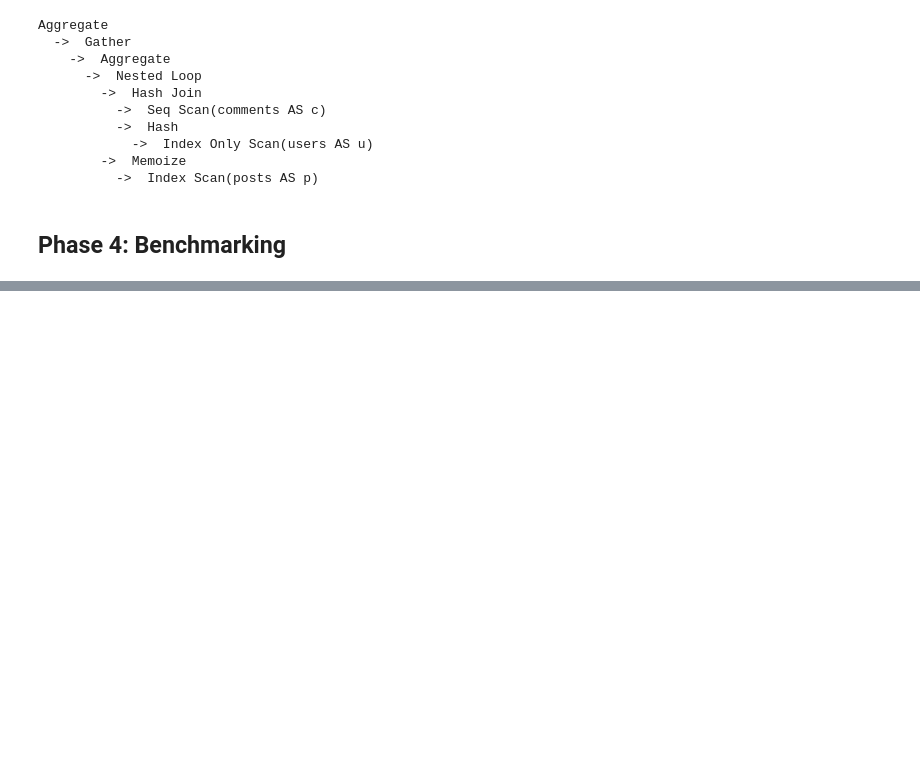
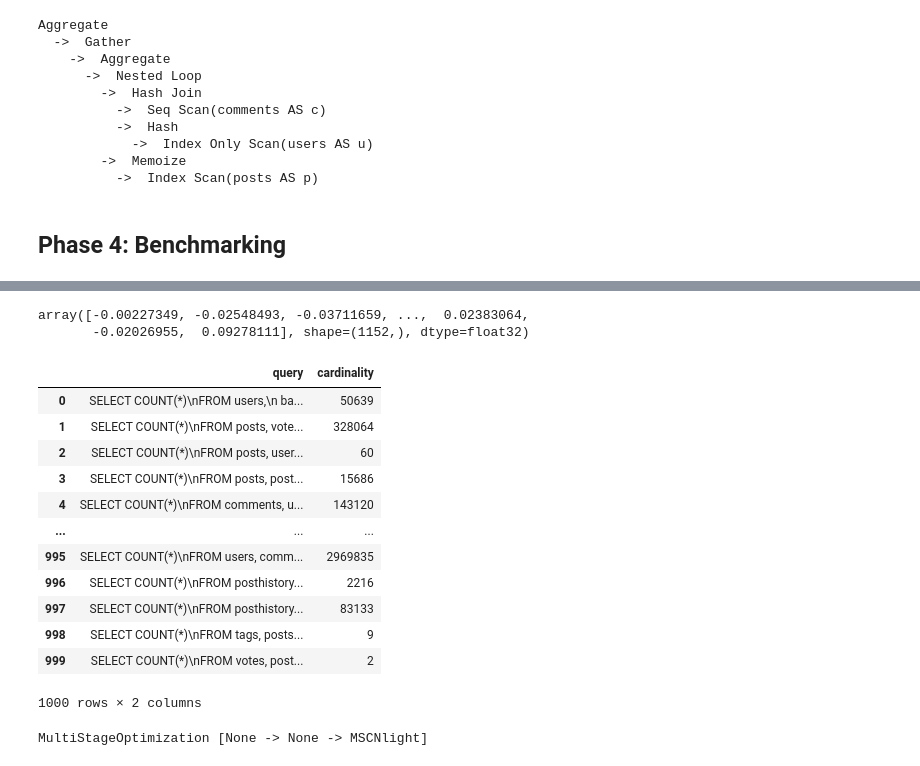
Before and after one commit to db-tu-dresden/SIGMOD25-OptimizerTutorial, a Jupyter notebook: examples/PostBOUND-Intro.ipynb, the cells around one changed output, grey strips where cells are left out. Drawn from its saved outputs; the diff is of its cells as text; code cells hidden in the pictures; blank space fills up the shorter version.

```diff
--- a/examples/PostBOUND-Intro.ipynb
+++ b/examples/PostBOUND-Intro.ipynb
@@ -227,0 +264,8 @@ sns.barplot(avg_runtimes, x="label", y="exec_time")
+# %%
+tables_feature = embedding.encode([str(tables)])
+joins_feature = embedding.encode([str(joins)])
+filters_feature = embedding.encode([str(filters)])
+np.concat([tables_feature, joins_feature, filters_feature], axis=1)[0]
+# %% [output]
+array([-0.00227349, -0.02548493, -0.03711659, ...,  0.02383064,
+       -0.02026955,  0.09278111], shape=(1152,), dtype=float32)
@@ -227,0 +337,17 @@ sns.barplot(avg_runtimes, x="label", y="exec_time")
+# %%
+training_samples = pd.read_csv("../data/cardinality-samples.csv")
+training_samples
+# %% [output]
+|  | query | cardinality |
+| 0 | SELECT COUNT(*)\nFROM users,\n ba... | 50639 |
+| 1 | SELECT COUNT(*)\nFROM posts, vote... | 328064 |
+| 2 | SELECT COUNT(*)\nFROM posts, user... | 60 |
+| 3 | SELECT COUNT(*)\nFROM posts, post... | 15686 |
+| 4 | SELECT COUNT(*)\nFROM comments, u... | 143120 |
+| ... | ... | ... |
+| 995 | SELECT COUNT(*)\nFROM users, comm... | 2969835 |
+| 996 | SELECT COUNT(*)\nFROM posthistory... | 2216 |
+| 997 | SELECT COUNT(*)\nFROM posthistory... | 83133 |
+| 998 | SELECT COUNT(*)\nFROM tags, posts... | 9 |
+| 999 | SELECT COUNT(*)\nFROM votes, post... | 2 |
+1000 rows × 2 columns
@@ -227,0 +357,9 @@ sns.barplot(avg_runtimes, x="label", y="exec_time")
+# %%
+optimizer = (
+    pb.MultiStageOptimizationPipeline(pg_instance)
+    .setup_plan_parameterization(mscn_light)
+    .build()
+)
+optimizer
+# %% [output]
+MultiStageOptimization [None -> None -> MSCNlight]
```
Also changed, not shown: parts of 24 cells of this notebook.
